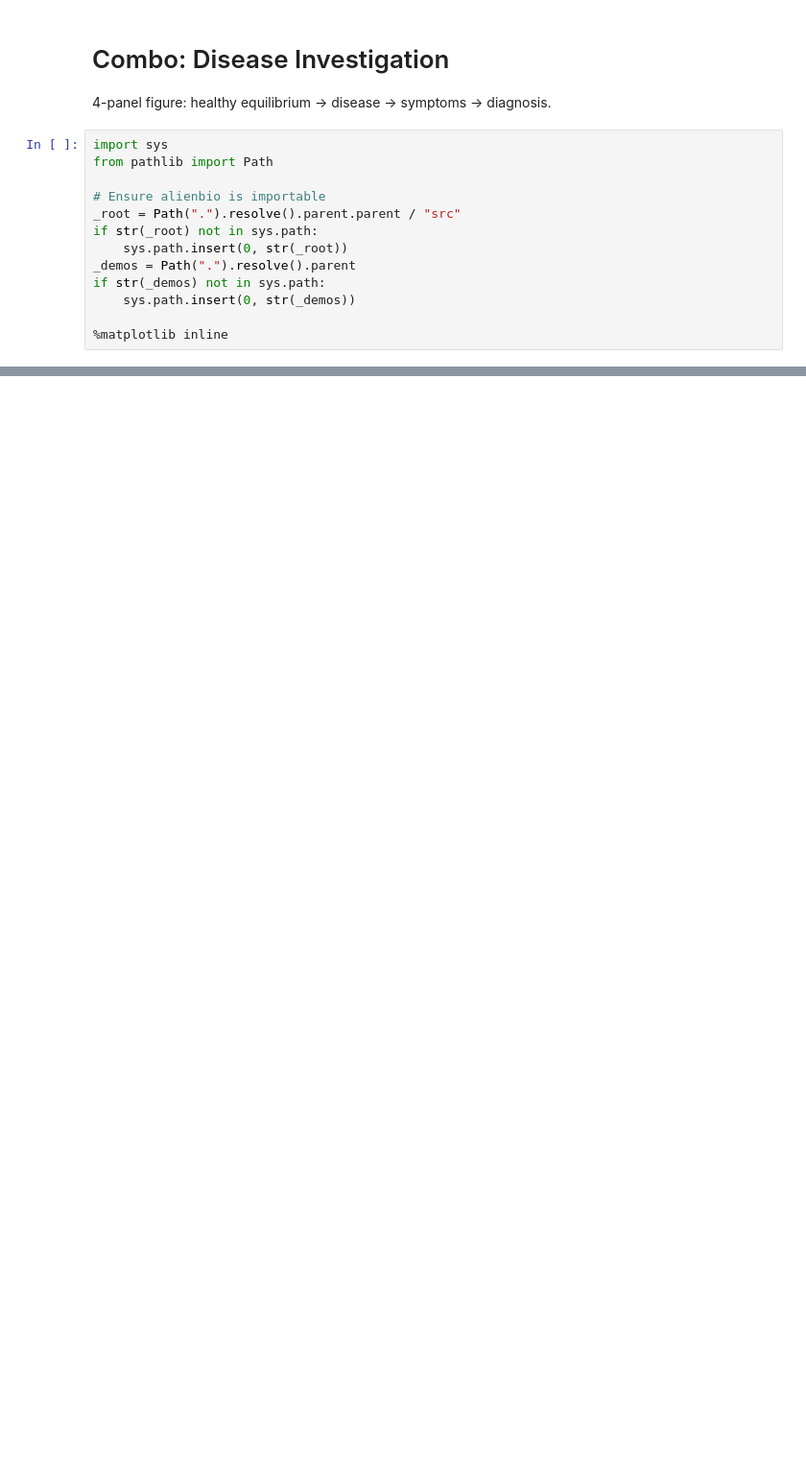
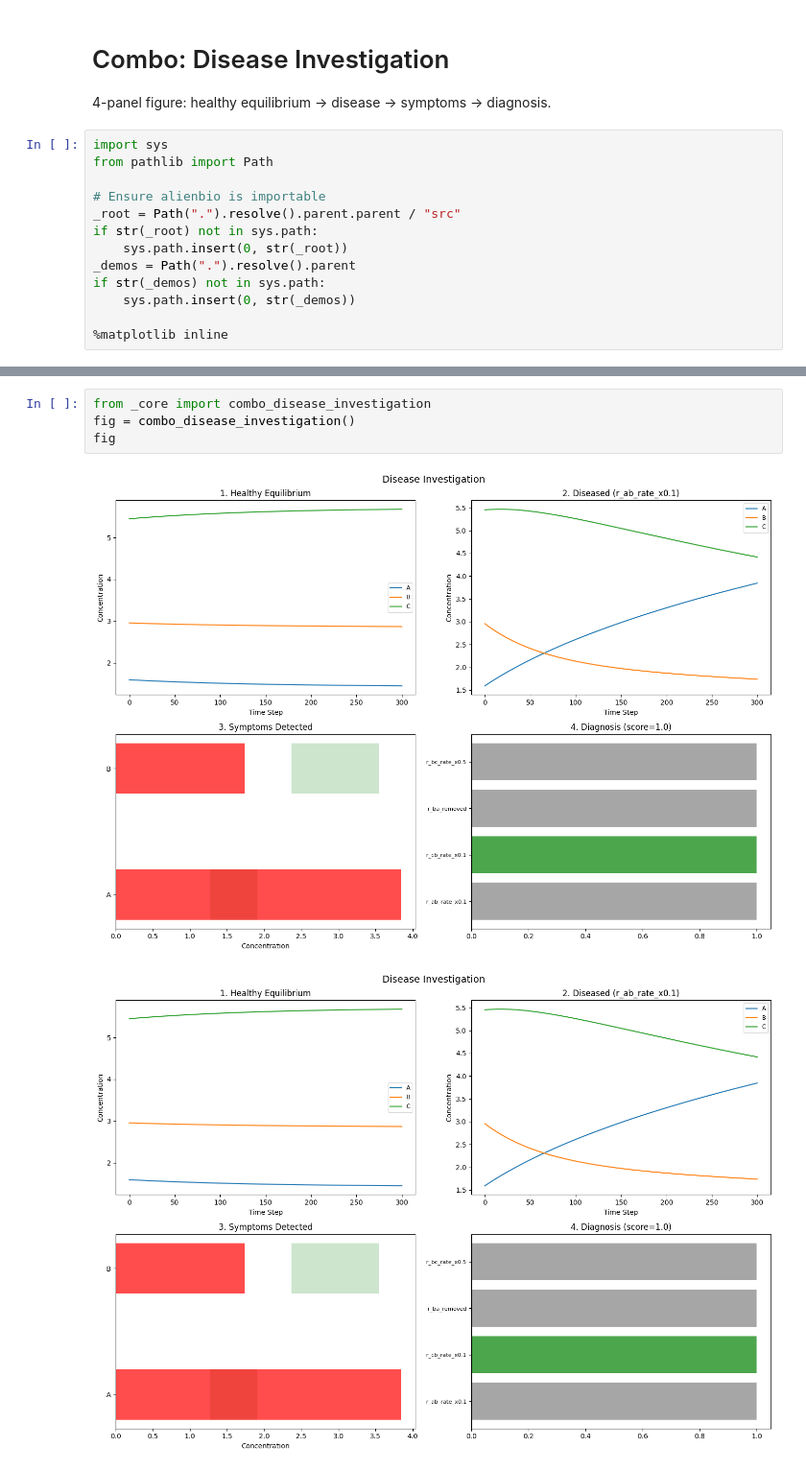
Before and after one commit to oblinger/alienbio, a Jupyter notebook: demos/notebooks/combo_disease_investigation.ipynb, the cells around one changed output, grey strips where cells are left out. Shown at 96% size. Cells and saved outputs as stored; diff of their text form; blank space fills up the shorter version.

```diff
--- a/demos/notebooks/combo_disease_investigation.ipynb
+++ b/demos/notebooks/combo_disease_investigation.ipynb
@@ -75,0 +18,7 @@ plt.show()
+# %%
+from _core import combo_disease_investigation
+fig = combo_disease_investigation()
+fig
+# %% [output]
+[figure, added]
+[figure, added]
```
Also changed, not shown: parts of 1 cell of this notebook, 35 other files.
